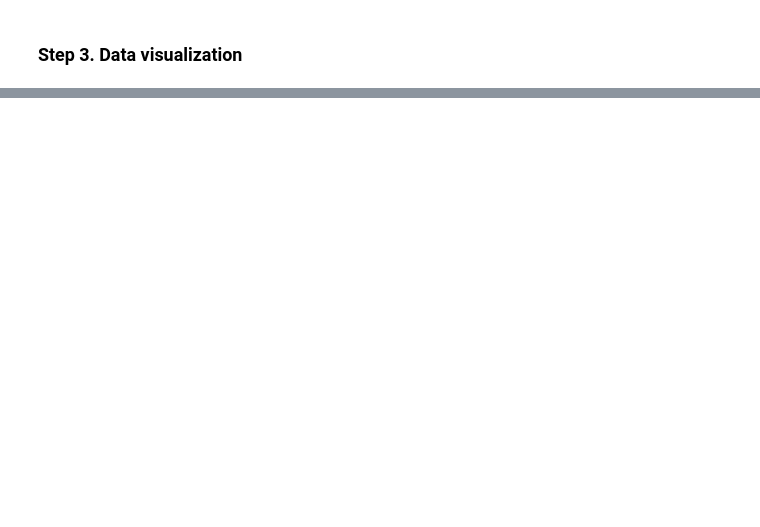
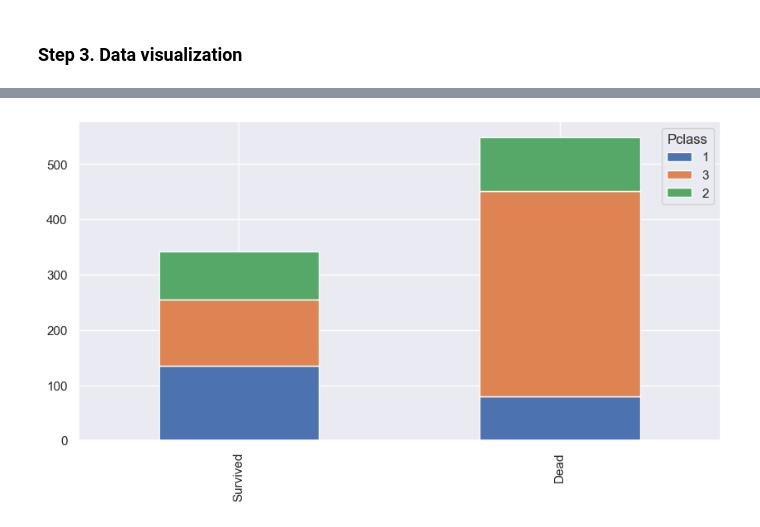
Before and after one commit to onacaioana/Titanic-Machine-Learning-from-Disaster, a Jupyter notebook: Titanic Survival Prediction Model.ipynb, the cells around one changed output, grey strips where cells are left out. Cells and saved outputs as stored; diff of their text form; code cells hidden in the pictures; blank space fills up the shorter version.

```diff
--- a/Titanic Survival Prediction Model.ipynb
+++ b/Titanic Survival Prediction Model.ipynb
@@ -122,0 +172,12 @@ test.head()
+# %%
+#Map categorical features to numbers
+sex_mapping = {"male": 0, "female": 1}
+train['Sex'] = train['Sex'].map(sex_mapping)
+test['Sex'] = test['Sex'].map(sex_mapping)
+
+embarked_mapping = {"S": 0, "C": 1, "Q": 2}
+train['Embarked'] = train['Embarked'].map(embarked_mapping)
+test['Embarked'] = test['Embarked'].map(embarked_mapping)
+test = pd.get_dummies(test, columns=['Embarked'], drop_first=True)
+
+train.head()
@@ -122,0 +191,7 @@ test.head()
+# %%
+#Scale numerical features
+
+scaler = StandardScaler()
+train['Fare'] = scaler.fit_transform(train[['Fare']])
+test['Fare']  = scaler.fit_transform(test[['Fare']])
+train.head()
@@ -122,0 +205,6 @@ test.head()
+# %%
+# Remove unneccesary columns
+train.drop(['PassengerId','Name', 'Ticket'], axis=1, inplace=True)
+test.drop(['PassengerId','Name', 'Ticket'], axis=1, inplace=True)
+
+train.head()
@@ -123,2 +218,9 @@ test.head()
 # %% [markdown]
 ### Step 3. Data visualization
+# %%
+def bar_chart(feature):
+    survived = train[train['Survived']==1][feature].value_counts()
+    dead = train[train['Survived']==0][feature].value_counts()
+    df = pd.DataFrame([survived,dead])
+    df.index = ['Survived','Dead']
+    df.plot(kind='bar',stacked=True, figsize=(10,5))
@@ -124,0 +231,4 @@ test.head()
+# %%
+bar_chart('Pclass')
+# %% [output]
+[figure, added]
```
Also changed, not shown: parts of 20 cells of this notebook, 1 other file.
